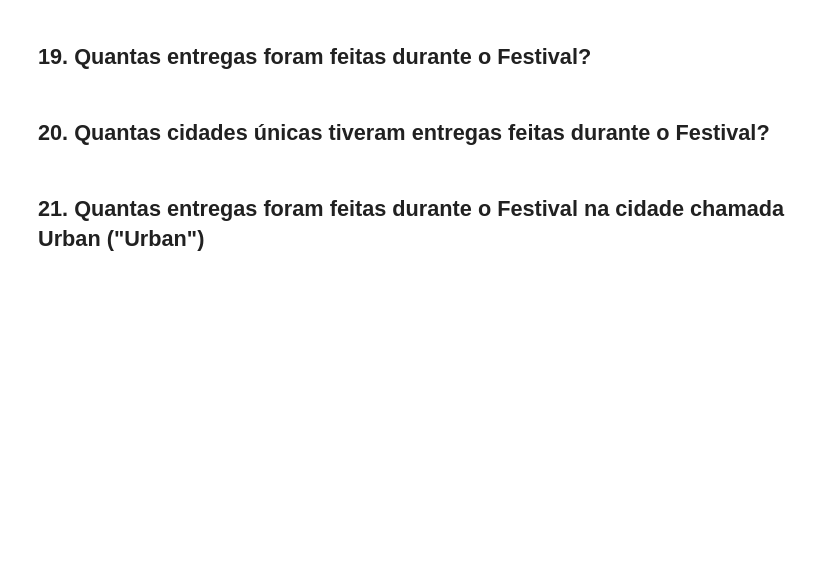
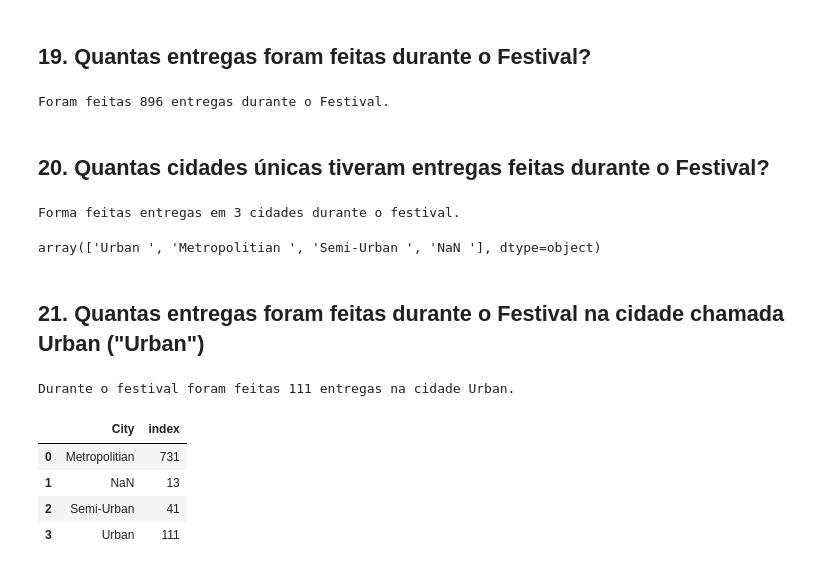
Before and after one commit to JoseWRPereira/comDS-ftc-FoodDelivery, a Jupyter notebook: lista2/lista2.ipynb, the cells around one changed output. Saved outputs shown, nothing was run; the diff lists cells and outputs as text; code cells hidden in the pictures; blank space fills up the shorter version.

```diff
--- a/lista2/lista2.ipynb
+++ b/lista2/lista2.ipynb
@@ -301,6 +365,29 @@ Em condição de trânsito pesado, o tipo de veículo que fez mais entregas foi
 # %% [markdown]
 ## 19. Quantas entregas foram feitas durante o Festival?
+# %%
+ans = df['Festival'].loc[df['Festival']=='Yes '].count()
+print("Foram feitas {} entregas durante o Festival.".format(ans ))
+# %% [output]
+Foram feitas 896 entregas durante o Festival.
 # %% [markdown]
 ## 20. Quantas cidades únicas tiveram entregas feitas durante o Festival?
+# %%
+dfaux = df[['City']].loc[df['Festival']=='Yes '].reset_index()
+print("Forma feitas entregas em 3 cidades durante o festival.")
+dfaux['City'].unique()
+# %% [output]
+Forma feitas entregas em 3 cidades durante o festival.
+array(['Urban ', 'Metropolitian ', 'Semi-Urban ', 'NaN '], dtype=object)
 # %% [markdown]
 ## 21. Quantas entregas foram feitas durante o Festival na cidade chamada Urban ("Urban")
+# %%
+df_ans = dfaux.groupby('City').count().reset_index()
+print('Durante o festival foram feitas {} entregas na cidade Urban.'.format(df_ans.loc[3,'index']))
+df_ans
+# %% [output]
+Durante o festival foram feitas 111 entregas na cidade Urban.
+|  | City | index |
+| 0 | Metropolitian | 731 |
+| 1 | NaN | 13 |
+| 2 | Semi-Urban | 41 |
+| 3 | Urban | 111 |
```
Also changed, not shown: parts of 5 cells of this notebook.
